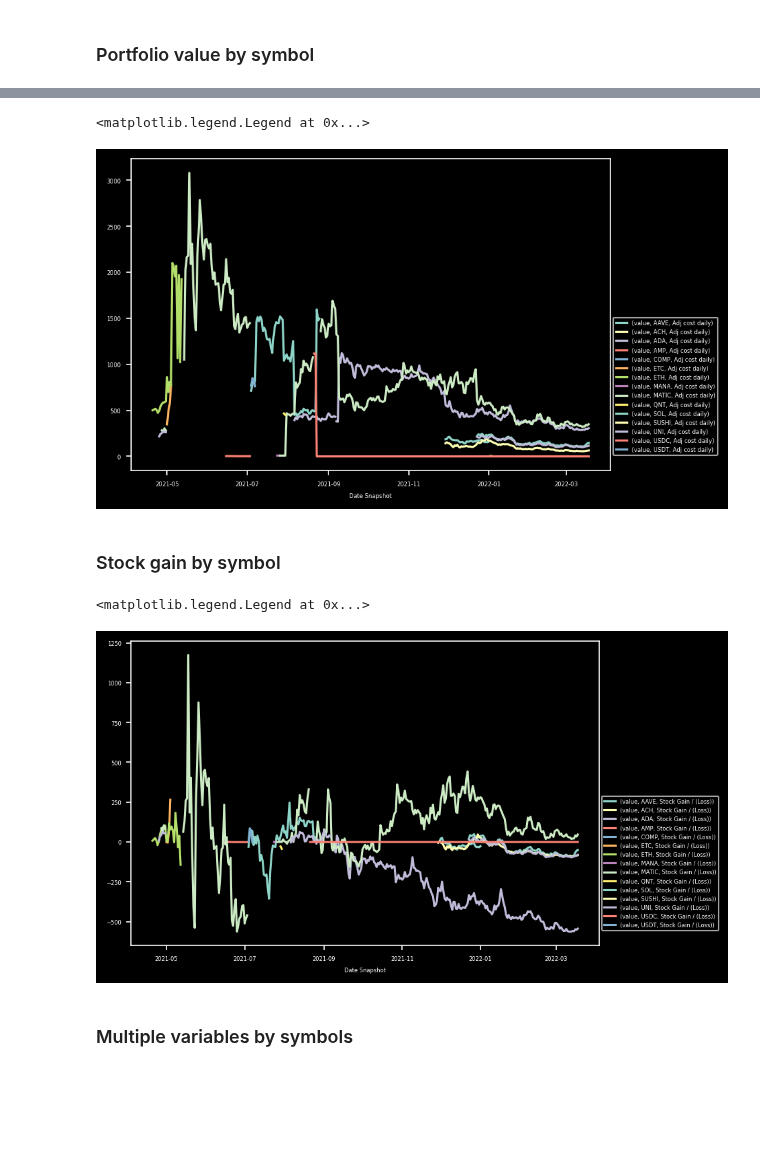
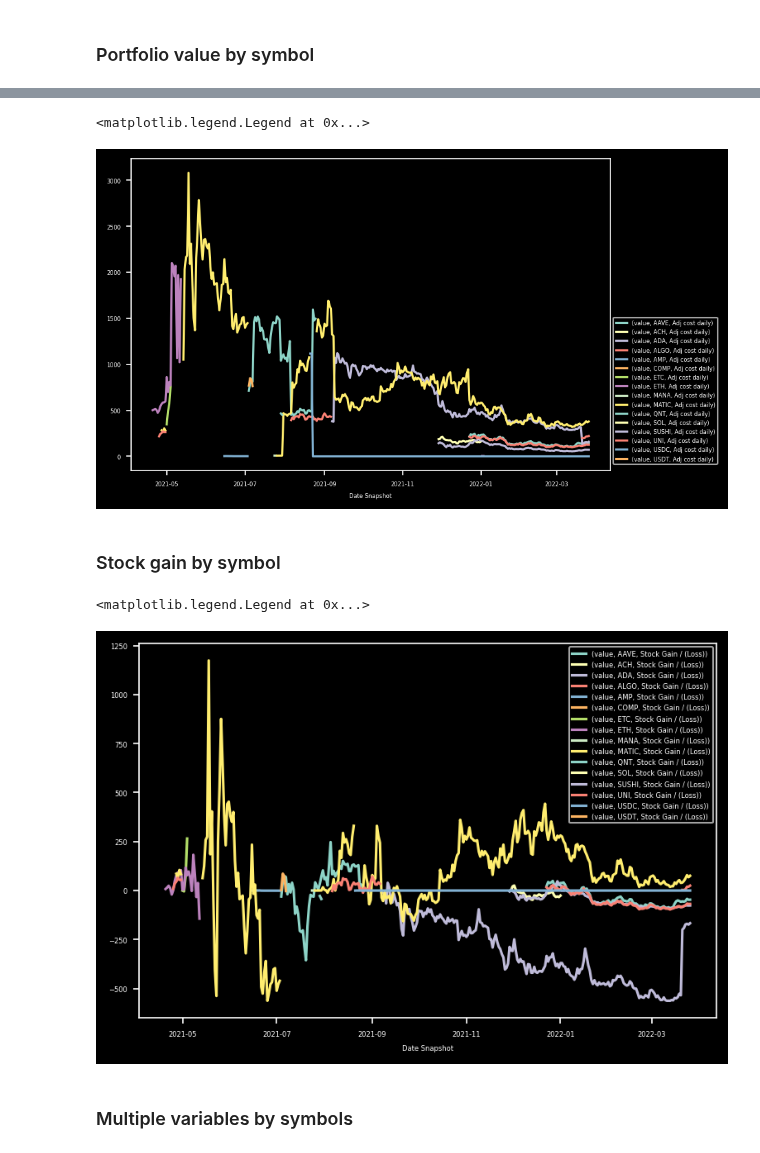
Before and after one commit to giocaizzi/surfingcrypto, a Jupyter notebook: notebooks/portfolio.ipynb, the cells around one changed output, grey strips where cells are left out. Drawn from its saved outputs; the diff is of its cells as text; code cells hidden in the pictures; blank space fills up the shorter version.

Commit message:
before figure creation

```diff
--- a/notebooks/portfolio.ipynb
+++ b/notebooks/portfolio.ipynb
@@ -16,5 +16,5 @@ The autoreload extension is already loaded. To reload it, use:
 # %%
 c = Config("/Users/giorgiocaizzi/Documents/GitHub/surfingcrypto/config")
 # %%
-p = Portfolio("coinbase", configuration=c)
+p = Portfolio("coinbase", force=True,configuration=c)
 # %% [output]
@@ -224,27 +240,25 @@ t.daily_grouped_metrics(
 # %%
 f, ax = plt.subplots(dpi=150)
 t.daily_grouped_metrics(
-    combined_df,
     ["Adj cost daily"],
     by_symbol=True
     ).plot(ax=ax,legend=False)
 ax.legend(bbox_to_anchor=(1,0.5))
 # %% [output]
 <matplotlib.legend.Legend at 0x...>
-[figure, old version]
+[figure, new version]
 # %% [markdown]
 ### Stock gain by symbol
 # %%
 f, ax = plt.subplots(dpi=150)
 t.daily_grouped_metrics(
-    combined_df,
     ["Stock Gain / (Loss)"],
     by_symbol=True
     ).plot(ax=ax,legend=False)
-ax.legend(bbox_to_anchor=(1,0.5))
+ax.legend(bbox_to_anchor=(1,1))
 # %% [output]
 <matplotlib.legend.Legend at 0x...>
-[figure, old version]
+[figure, new version]
 # %% [markdown]
 ### Multiple variables by symbols
 # %%
```
Also changed, not shown: parts of 25 cells of this notebook, 3 other files.
